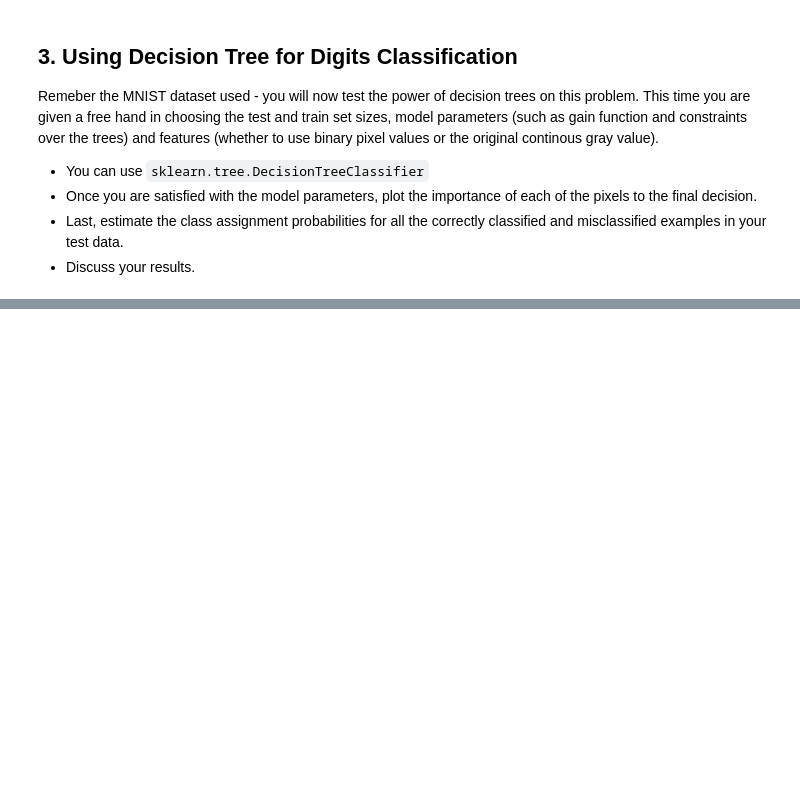
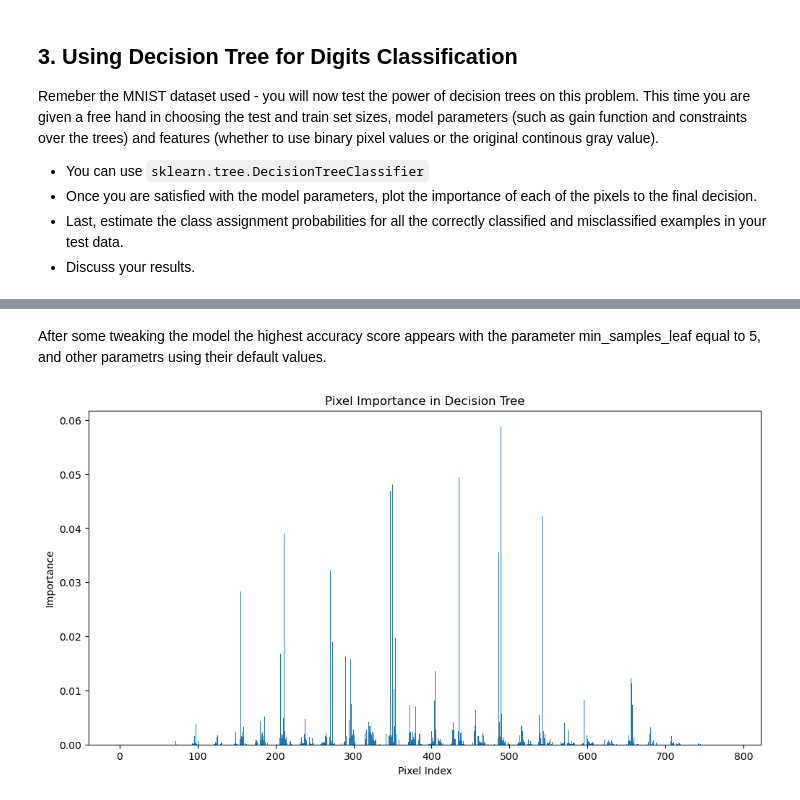
Before and after one commit to JaneAmi/YData_ML, a Jupyter notebook: HW4_DT/HW4_Decision_Trees.ipynb, the cells around one changed output, grey strips where cells are left out. Saved outputs shown, nothing was run; the diff lists cells and outputs as text; code cells hidden in the pictures; blank space fills up the shorter version.

```diff
--- a/HW4_DT/HW4_Decision_Trees.ipynb
+++ b/HW4_DT/HW4_Decision_Trees.ipynb
@@ -311,0 +347,12 @@ This time you are given a free hand in choosing the test and train set sizes, mo
+# %% [markdown]
+After some tweaking the model the highest accuracy score appears with the parameter min_samples_leaf equal to 5, and other parametrs using their default values.
+# %%
+# plot the importance of each of the pixels to the final decision.
+plt.figure(figsize=(12, 6))
+plt.bar(range(len(dt_sk.feature_importances_)), dt_sk.feature_importances_)
+plt.title("Pixel Importance in Decision Tree")
+plt.xlabel("Pixel Index")
+plt.ylabel("Importance")
+plt.show()
+# %% [output]
+[figure, added]
```
Also changed, not shown: parts of 9 cells of this notebook.
